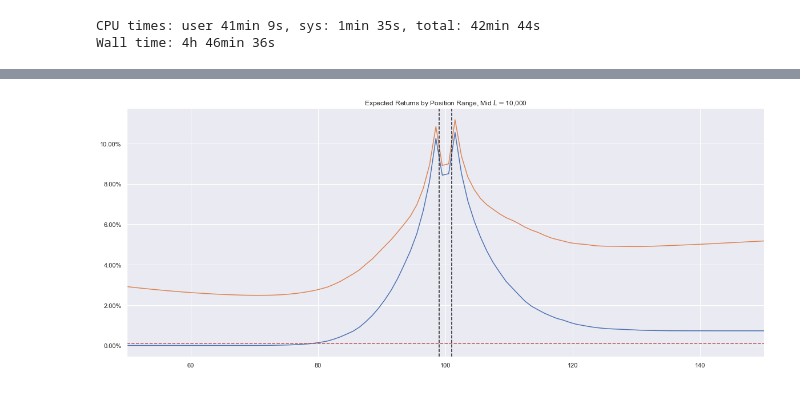
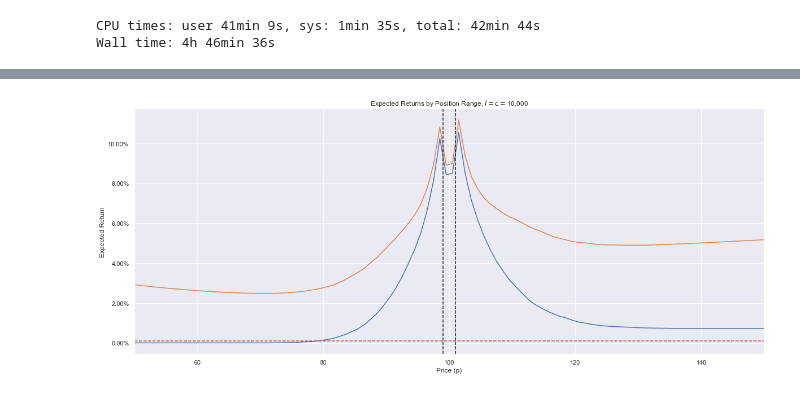
Before and after one commit to pradeeptadas/uniswap-v3-project, a Jupyter notebook: LP Return Simulations.ipynb, the cells around one changed output, grey strips where cells are left out. Cells and saved outputs as stored; diff of their text form; code cells hidden in the pictures.

```diff
--- a/LP Return Simulations.ipynb
+++ b/LP Return Simulations.ipynb
@@ -304,7 +306,7 @@ for i, liquidity in enumerate(liquidities):
     sim_returns = calc_returns(init_values, sim_results)
     plot_mean_returns(sim_returns, pos_width, ax=ax[i])
 
-    ax[i].set_title(f'Expected Returns by Position Range, Mid $L=${liquidity:,.0f}')
+    ax[i].set_title(f'Expected Returns by Position Range, $l=c=${liquidity:,.0f}')
     ax[i].set_xlim(50, 150)
     ax[i].set_ylim(-0.05, 0.3)
 
@@ -456,32 +462,34 @@ fig, ax = plt.subplots(figsize=(20, 8))
 for liquidity_fn in liquidity_functions:
     pool = Uniswapv3Pool(fee, 1, init_price)
     init_tokens = set_positions(pool, liquidity_fn, pos_width, 0, 200, separate_pos=True)
     init_values = {
         pid: calc_token_value(tdict['token0'], tdict['token1'], init_price)
         for pid, tdict in init_tokens.items()
     }
 
     sim_results = pool_simulation(
         pool,
         num_trades_dist,
         trade_size_dist,
         trade_sign_dist,
         return_dist,
         n_innovations=n_innovations,
         n_sims=n_sims,
         n_jobs=n_jobs,
         seed=SEED
     )
     sim_returns = calc_returns(init_values, sim_results)
     plot_mean_returns(sim_returns, pos_width, ax=ax)
 
-ax.set_title(f'Expected Returns by Position Range, Mid $L=${L:,.0f}')
+ax.set_title(f'Expected Returns by Position Range, $l=c=${L:,.0f}')
 ax.set_xlim(50, 150)
 ax.axvline(init_price * (1 - fee), linestyle='--', color='k')
 ax.axvline(init_price / (1 - fee), linestyle='--', color='k')
 ax.axhline(sigma ** 2 / 2, linestyle='--', color='r')
+ax.set_ylabel('Expected Return')
+ax.set_xlabel('Price (p)')
 
 fig.savefig('./images/sim_returns_7.png')
 plt.show()
 # %% [output]
-[figure, old version]
+[figure, new version]
```
Also changed, not shown: parts of 6 cells of this notebook, 1 other file.
